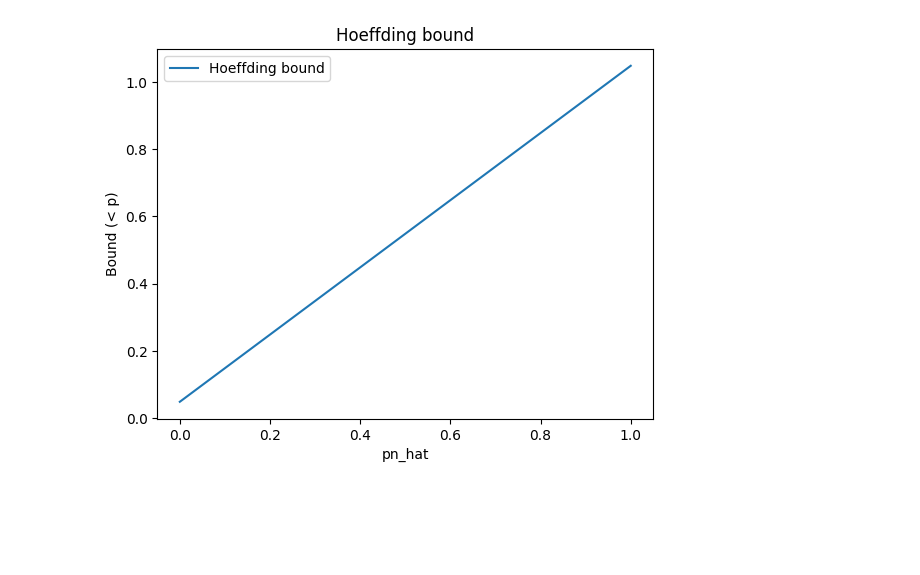
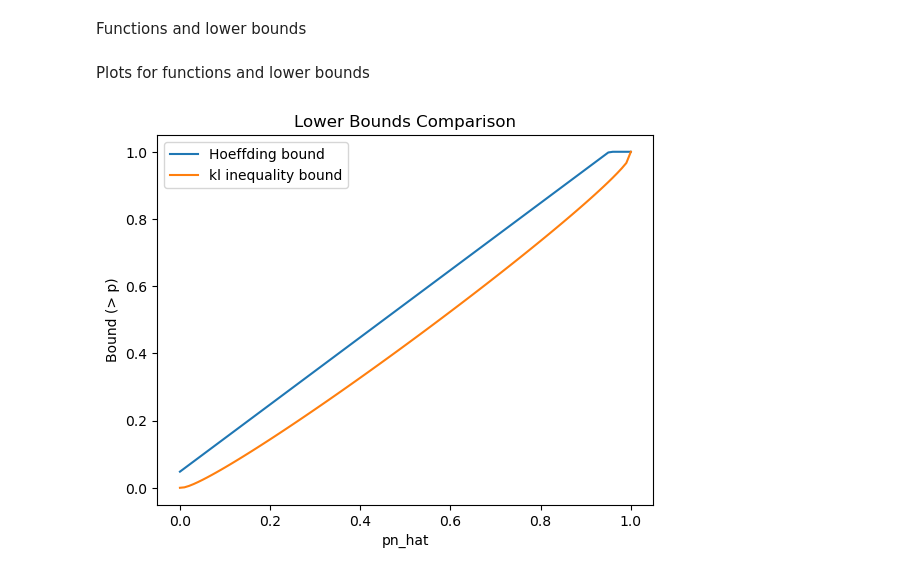
Before and after one commit to htr177/MLB, a Jupyter notebook: HA2.ipynb, the cells around one changed output. Drawn from its saved outputs; the diff is of its cells as text; code cells hidden in the pictures; blank space fills up the shorter version.

```diff
--- a/HA2.ipynb
+++ b/HA2.ipynb
@@ -54,10 +92,50 @@ Plots
+# %% [markdown]
+Functions and lower bounds
+# %%
+# Function to compute kl-1-(pn_hat, z) using binary search
+def kl_lower_inverse(pn_hat, z, delta=1e-6):
+    # Define the kl function
+    def kl_function(p):
+        if p == 0 or pn_hat == 0 or p == 1 or pn_hat == 1:
+            return 0
+        return pn_hat * np.log(pn_hat / p) + (1 - pn_hat) * np.log((1 - pn_hat) / (1 - p))
+
+    # Binary search for the inverse
+    left, right = 0.0, pn_hat
+
+    # Handle the case when pn_hat is close to zero or one
+    if pn_hat < delta:
+        return 0
+    if pn_hat > 1 - delta:
+        return 1
+
+    while right - left > delta:
+        mid = (left + right) / 2
+        if kl_function(mid) > z:
+            left = mid
+        else:
+            right = mid
+
+    return left
+
+# Compute Hoeffding's lower bound and pn_hat
+pn_hat_values_lower = [hoeffding_bound(pn, n, d) for pn in p]
+pn_hat_array_lower = np.array(pn_hat_values_lower)
+pn_hat_array_lower = np.clip(pn_hat_array_lower, None, 1)
+
+# Compute kl inequality lower bound using binary search
+kl_lower_bound = np.array([kl_lower_inverse(pn, np.log((n + 1) / d) / n) for pn in p])
+kl_lower_bound = np.clip(kl_lower_bound, None, 1)
+# %% [markdown]
+Plots for functions and lower bounds
 # %%
-# Plot Hoeffding bound
-plt.plot(p, points, label="Hoeffding bound")
-plt.title("Hoeffding bound")
+# Plot the functions and lower bounds
+plt.plot(p, pn_hat_array_lower, label="Hoeffding bound")
+plt.plot(p, kl_lower_bound, label="kl inequality bound")
+plt.title("Lower Bounds Comparison")
 plt.xlabel("pn_hat")
-plt.ylabel("Bound (< p)")
+plt.ylabel("Bound (> p)")
 plt.legend()
 plt.show()
 # %% [output]
-[figure, old version]
+[figure, new version]
```
Also changed, not shown: parts of 9 cells of this notebook.
